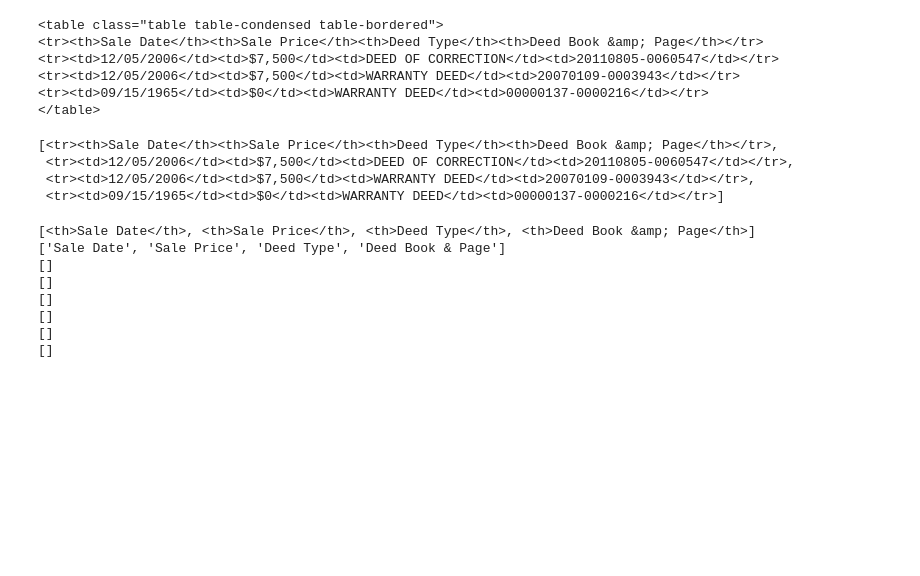
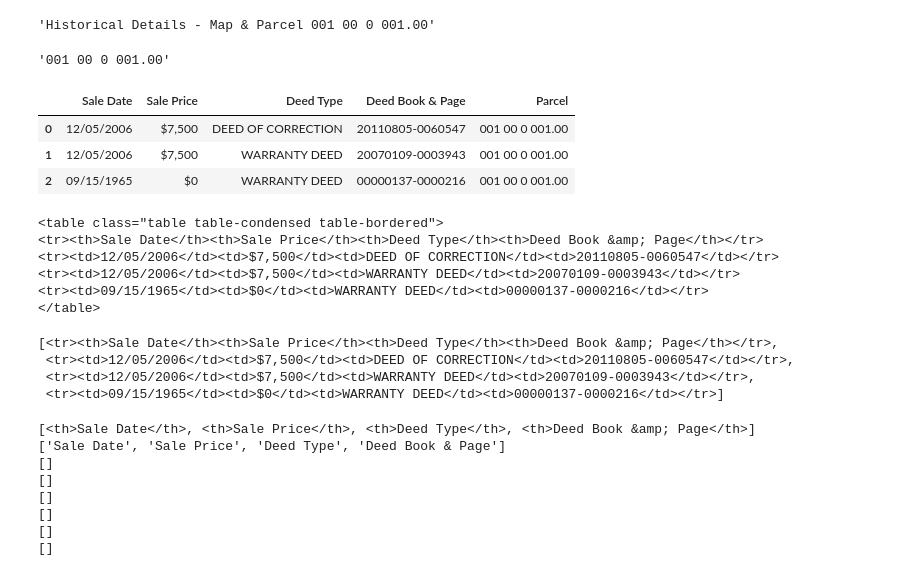
Before and after one commit to parasgulati8/Web-Scraper, a Jupyter notebook: scraper.ipynb, the cells around one changed output. Cells and saved outputs as stored; diff of their text form; code cells hidden in the pictures; blank space fills up the shorter version.

```diff
--- a/scraper.ipynb
+++ b/scraper.ipynb
@@ -16,6 +17,30 @@ page = requests.get('http://www.padctn.org/prc/property/1/card/1/historical')
 # %%
 soup = bs(page.text, 'html.parser')
 # u = urlopen(site)
+# %%
+soup.h2.text
+# %% [output]
+'Historical Details - Map & Parcel 001 00 0 001.00'
+# %%
+' '.join(parcel.split()[6:])
+# %% [output]
+'001 00 0 001.00'
+# %%
+url = 'http://www.padctn.org/prc/property/1/card/1/historical'
+page = requests.get(url)
+soup = bs(page.text, 'html.parser')
+parcel = soup.h2.text
+parcel = ' '.join(parcel.split()[6:])
+df = pd.read_html(requests.get(url,  headers={'User-agent': 'Mozilla/5.0'}).text,
+                      attrs={"class":"table table-condensed table-bordered"})[0]
+
+df['Parcel'] = [parcel]*len(df)
+df
+# %% [output]
+|  | Sale Date | Sale Price | Deed Type | Deed Book & Page | Parcel |
+| 0 | 12/05/2006 | $7,500 | DEED OF CORRECTION | 20110805-0060547 | 001 00 0 001.00 |
+| 1 | 12/05/2006 | $7,500 | WARRANTY DEED | 20070109-0003943 | 001 00 0 001.00 |
+| 2 | 09/15/1965 | $0 | WARRANTY DEED | 00000137-0000216 | 001 00 0 001.00 |
 # %%
 table = soup.table
 # %%
```
Also changed, not shown: parts of 3 cells of this notebook.
